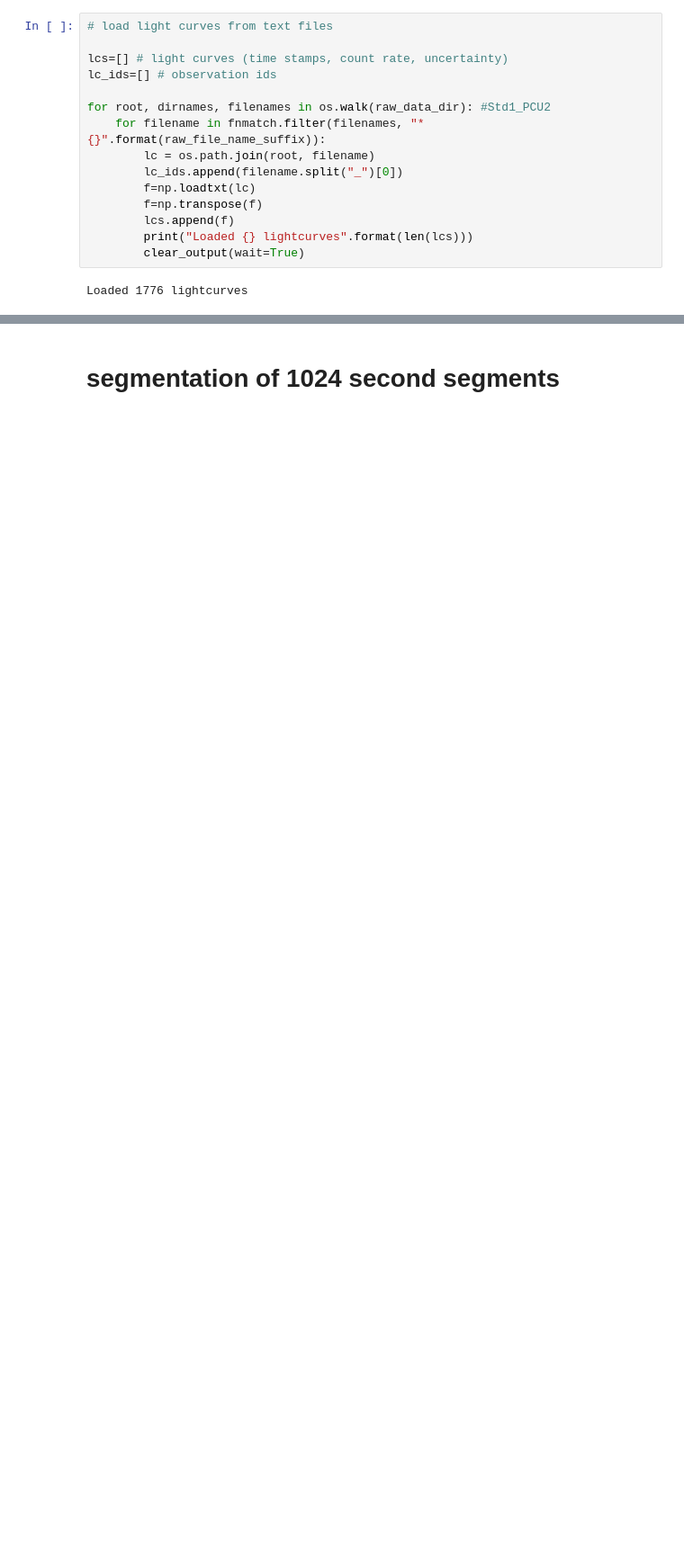
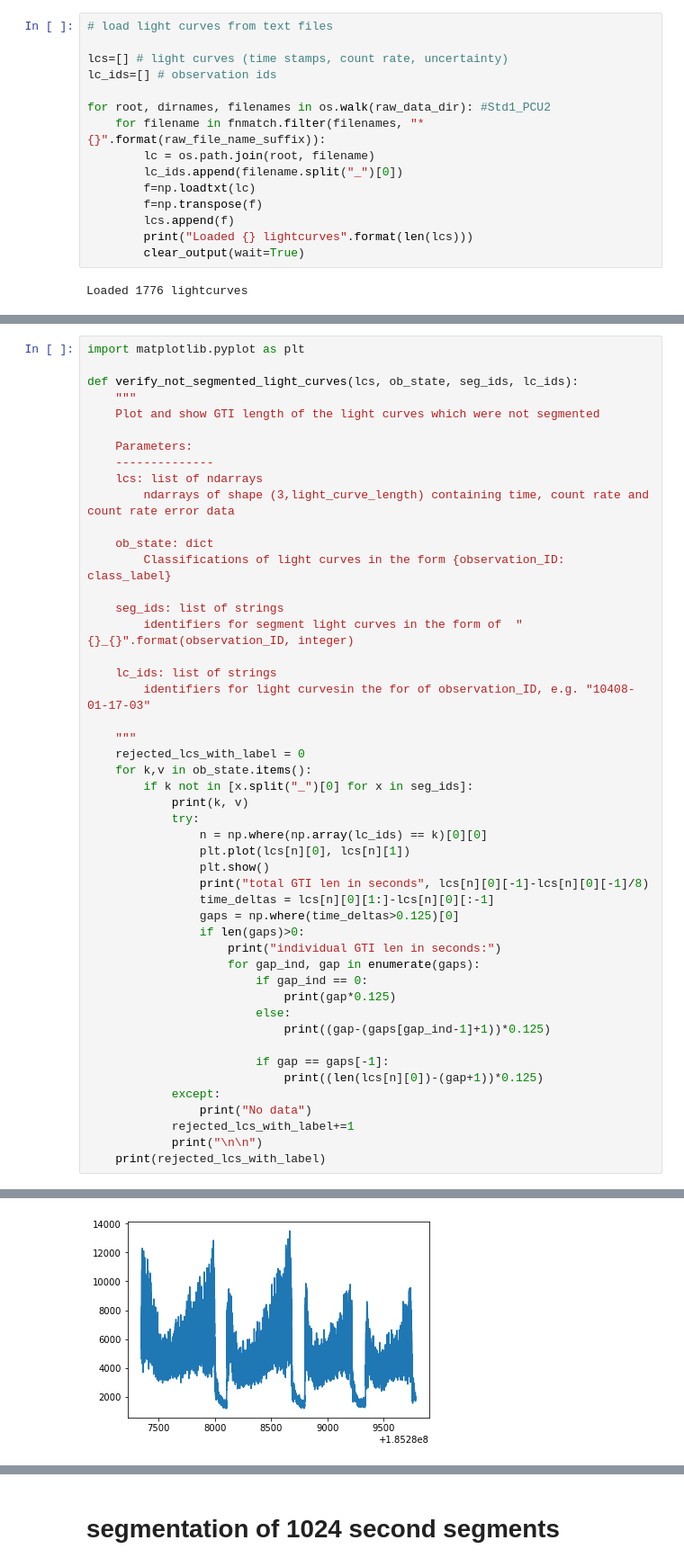
Before and after one commit to jorwatkapola/autoencoders-GRS-1915, a Jupyter notebook: notebooks/Huppenkothen_comparison/data_preprocessing.ipynb, the cells around one changed output, grey strips where cells are left out. Shown at 90% size. Cells and saved outputs as stored; diff of their text form; blank space fills up the shorter version.

```diff
--- a/notebooks/Huppenkothen_comparison/data_preprocessing.ipynb
+++ b/notebooks/Huppenkothen_comparison/data_preprocessing.ipynb
@@ -79,0 +195,49 @@ Prepared 10614 segments.
+# %%
+import matplotlib.pyplot as plt
+
+def verify_not_segmented_light_curves(lcs, ob_state, seg_ids, lc_ids):
+    """
+    Plot and show GTI length of the light curves which were not segmented
+
+    Parameters:
+    --------------
+    lcs: list of ndarrays
+        ndarrays of shape (3,light_curve_length) containing time, count rate and count rate error data
+
+    ob_state: dict
+        Classifications of light curves in the form {observation_ID: class_label}
+
+    seg_ids: list of strings
+        identifiers for segment light curves in the form of  "{}_{}".format(observation_ID, integer)
+
+    lc_ids: list of strings
+        identifiers for light curvesin the for of observation_ID, e.g. "10408-01-17-03"
+
+    """
+    rejected_lcs_with_label = 0
+    for k,v in ob_state.items():
+        if k not in [x.split("_")[0] for x in seg_ids]:
+            print(k, v)
+            try:
+                n = np.where(np.array(lc_ids) == k)[0][0]
+                plt.plot(lcs[n][0], lcs[n][1])
+                plt.show()
+                print("total GTI len in seconds", lcs[n][0][-1]-lcs[n][0][-1]/8)
+                time_deltas = lcs[n][0][1:]-lcs[n][0][:-1]
+                gaps = np.where(time_deltas>0.125)[0]
+                if len(gaps)>0:
+                    print("individual GTI len in seconds:")
+                    for gap_ind, gap in enumerate(gaps):
+                        if gap_ind == 0:
+                            print(gap*0.125)
+                        else:
+                            print((gap-(gaps[gap_ind-1]+1))*0.125)
+
+                        if gap == gaps[-1]:
+                            print((len(lcs[n][0])-(gap+1))*0.125)
+            except:
+                print("No data")
+            rejected_lcs_with_label+=1
+            print("\n\n")
+    print(rejected_lcs_with_label)
+# %% [output]
@@ -79,0 +245 @@ Prepared 10614 segments.
+[figure, added]
```
Also changed, not shown: parts of 34 cells of this notebook, 1 other file.
